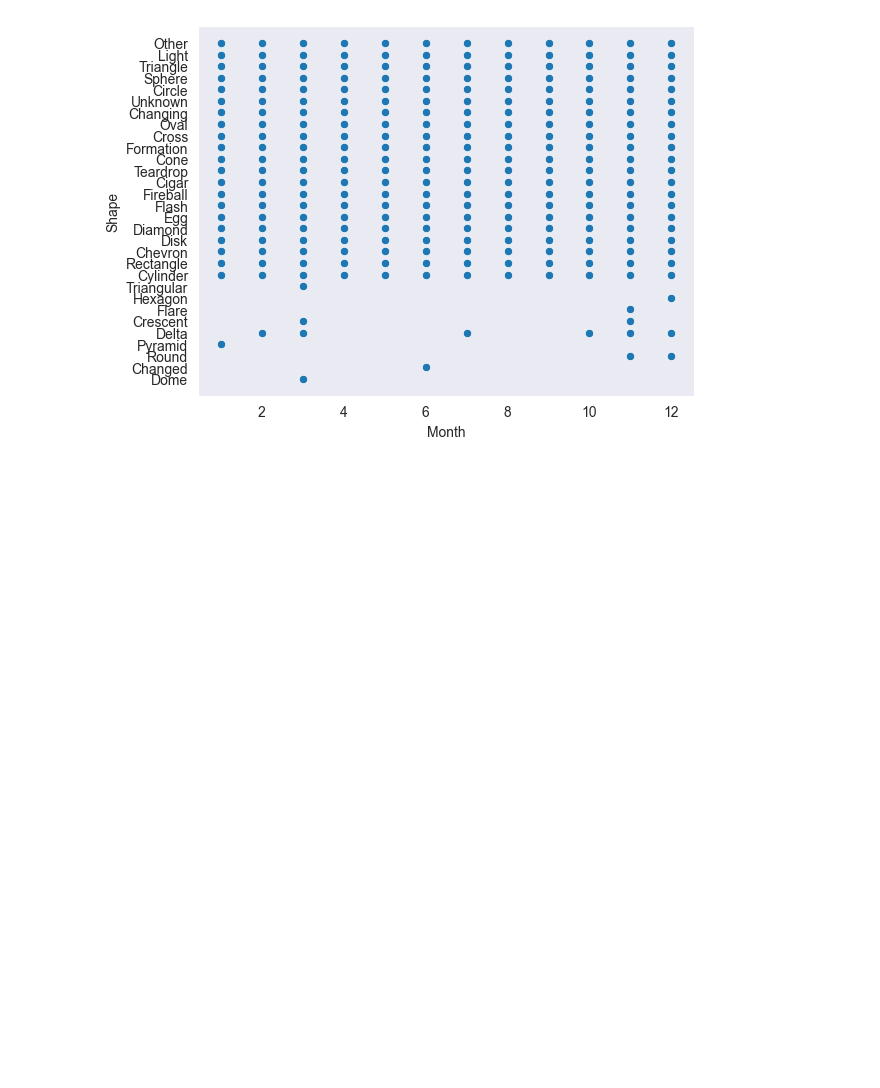
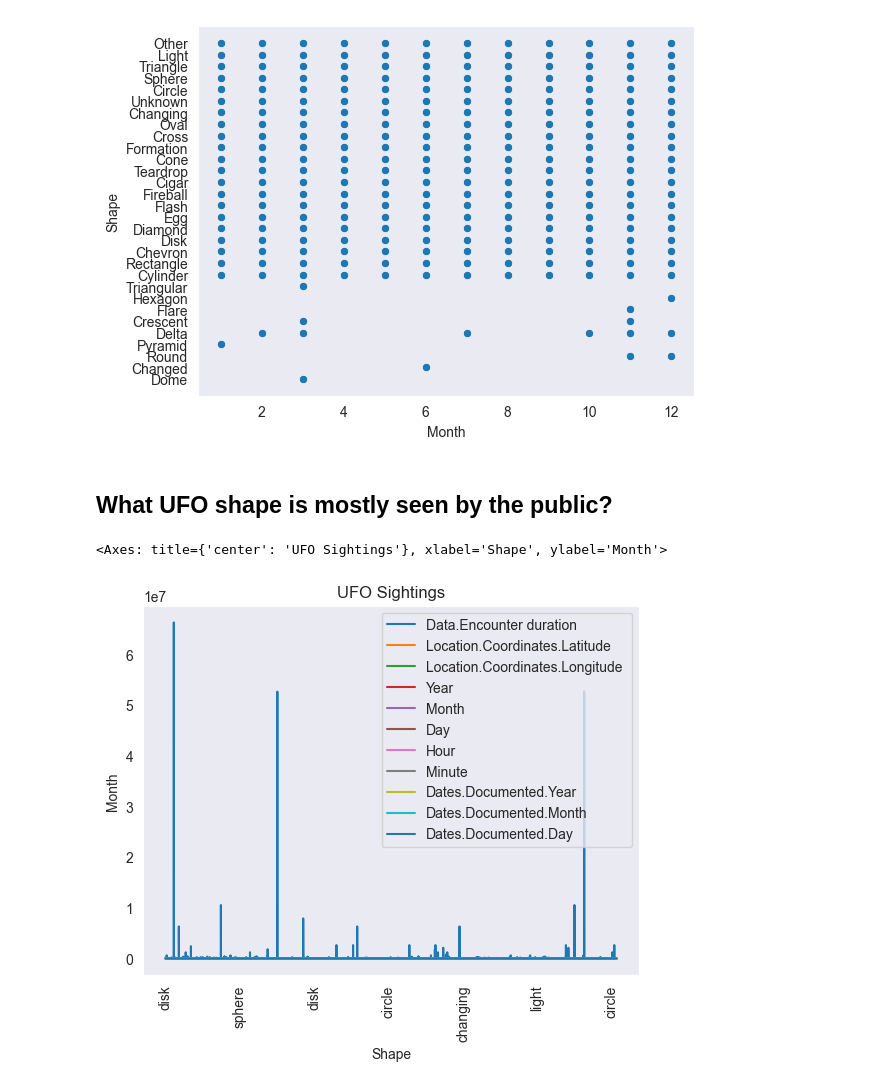
Before and after one commit to joannathom/UFO-Sightings, a Jupyter notebook: finalproject.ipynb, the cells around one changed output. Saved outputs shown, nothing was run; the diff lists cells and outputs as text; code cells hidden in the pictures; blank space fills up the shorter version.

```diff
--- a/finalproject.ipynb
+++ b/finalproject.ipynb
@@ -272,3 +272,10 @@ sns.set_style('dark')
 sns.scatterplot (x ='Month', y='Shape', data=Merged);
 # %% [output]
 [figure]
+# %% [markdown]
+## What UFO shape is mostly seen by the public?
+# %%
+UFODATA.plot(title = "UFO Sightings", x = "Shape", xlabel = "Shape", rot = 90, ylabel = "Month")
+# %% [output]
+<Axes: title={'center': 'UFO Sightings'}, xlabel='Shape', ylabel='Month'>
+[figure, added]
```
Also changed, not shown: parts of 2 cells of this notebook.
